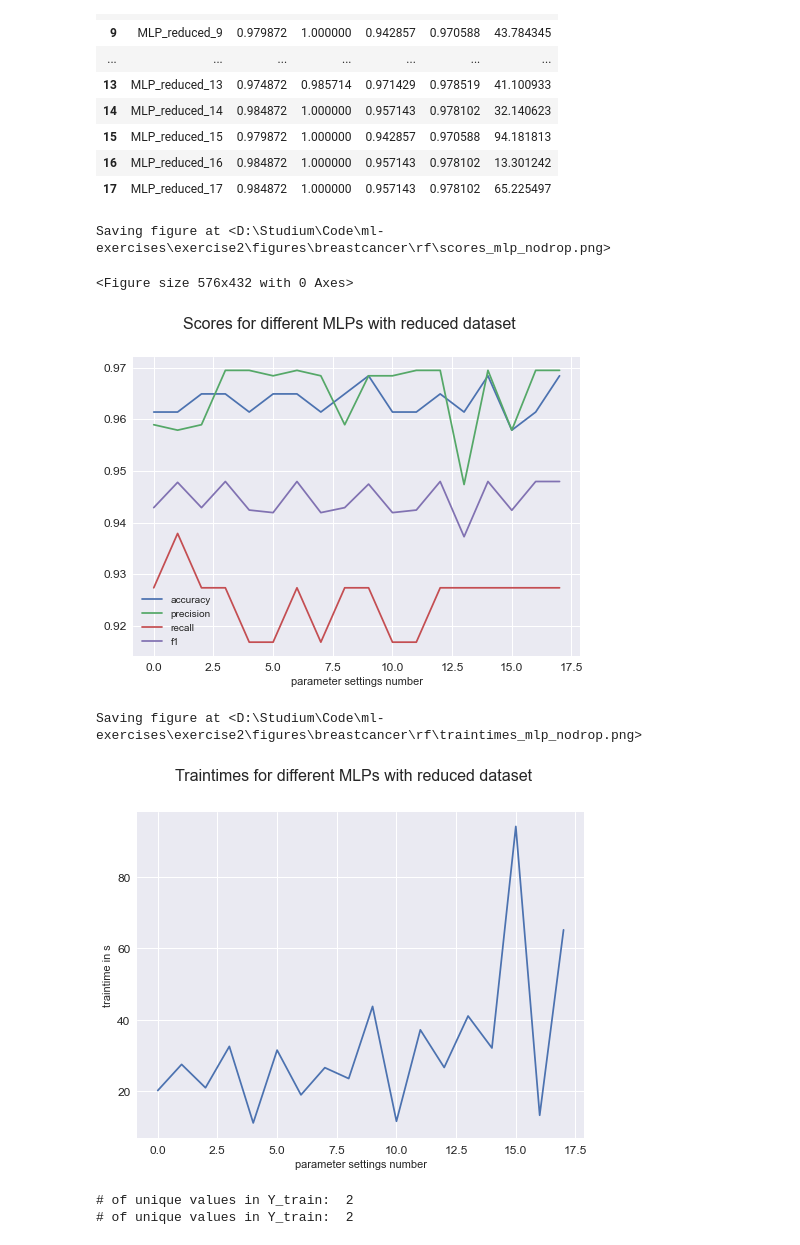
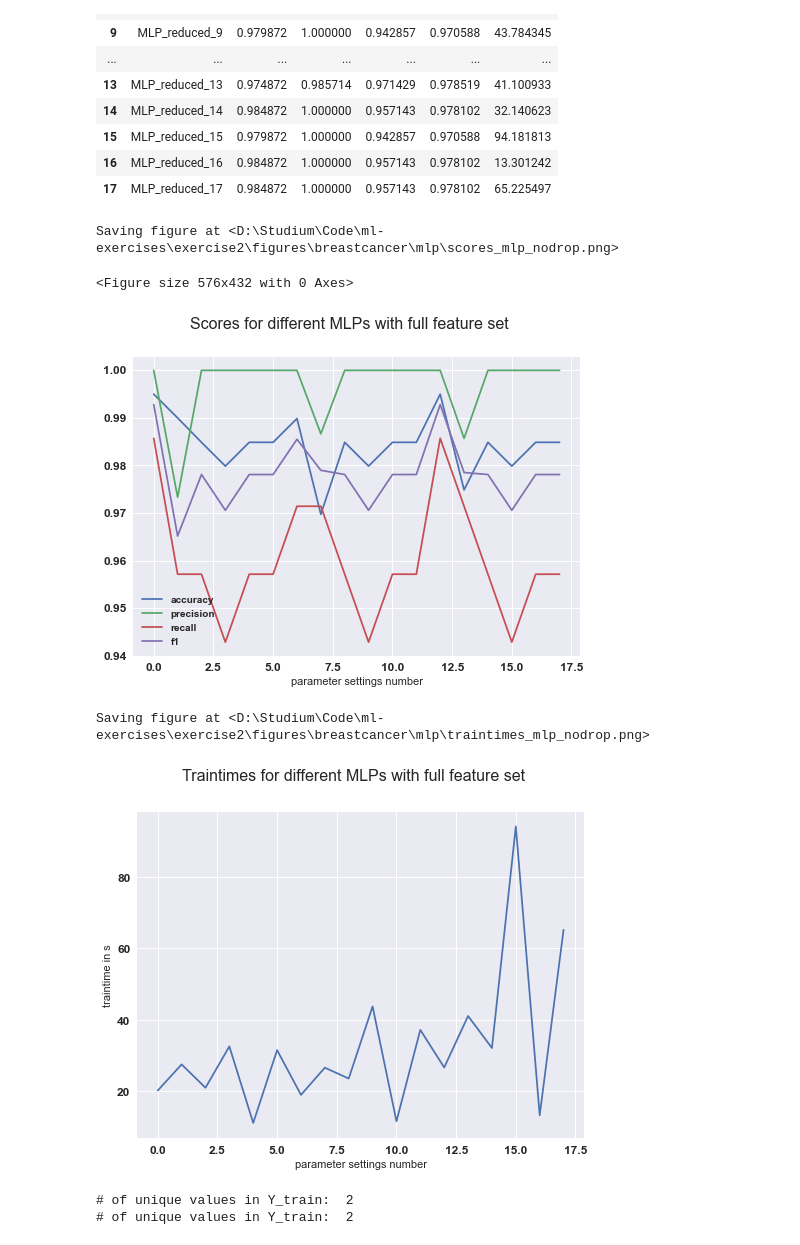
Before and after one commit to GenosW/ml-exercises, a Jupyter notebook: exercise2/breastcancer.ipynb, the cells around one changed output. Drawn from its saved outputs; the diff is of its cells as text; code cells hidden in the pictures.

```diff
--- a/exercise2/breastcancer.ipynb
+++ b/exercise2/breastcancer.ipynb
@@ -1468,14 +1468,14 @@ res_mlp_nodrop
 # %%
 plt.figure(figsize=(8,6))
 #plt.rcParams.update({'font.size': 14})
-res_mlp[cols_scores].plot(fontsize=12)
+res_mlp_nodrop[cols_scores].plot(fontsize=12)
 plt.suptitle("Scores for different MLPs with full feature set", fontsize=16)
 plt.xlabel("parameter settings number")
-savefig("rf\\scores_mlp_nodrop.png")
+savefig("mlp\\scores_mlp_nodrop.png")
 # %% [output]
-Saving figure at <D:\Studium\Code\ml-exercises\exercise2\figures\breastcancer\rf\scores_mlp_nodrop.png>
+Saving figure at <D:\Studium\Code\ml-exercises\exercise2\figures\breastcancer\mlp\scores_mlp_nodrop.png>
 <Figure size 576x432 with 0 Axes>
-[figure, old version]
+[figure, new version]
 # %%
 plt.figure(figsize=(8,6))
 #plt.rcParams.update({'font.size': 14})
@@ -1483,10 +1483,10 @@ res_mlp_nodrop["traintime"].plot(fontsize=12)
 plt.suptitle("Traintimes for different MLPs with full feature set", fontsize=16)
 plt.xlabel("parameter settings number")
 plt.ylabel("traintime in s")
-savefig("rf\\traintimes_mlp_nodrop.png")
+savefig("mlp\\traintimes_mlp_nodrop.png")
 # %% [output]
-Saving figure at <D:\Studium\Code\ml-exercises\exercise2\figures\breastcancer\rf\traintimes_mlp_nodrop.png>
+Saving figure at <D:\Studium\Code\ml-exercises\exercise2\figures\breastcancer\mlp\traintimes_mlp_nodrop.png>
-[figure, old version]
+[figure, new version]
 # %%
 results_all = results_all.append(res_mlp, ignore_index=True)
 results_all
```
Also changed, not shown: parts of 13 cells of this notebook, 8 other files.
